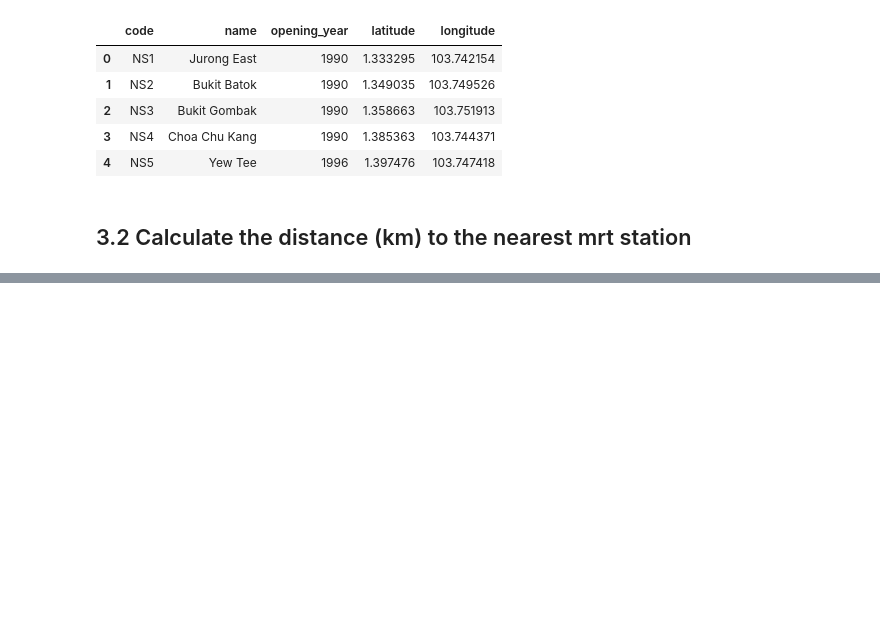
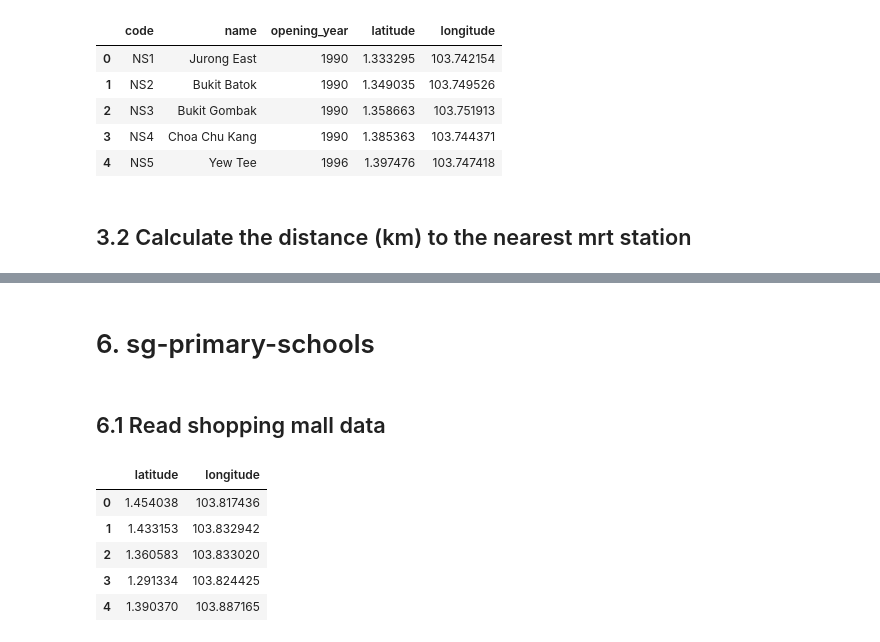
Before and after one commit to StephanieMussi/5228-group21-project, a Jupyter notebook: 1_Auxiliary_Attributes.ipynb, the cells around one changed output, grey strips where cells are left out. Saved outputs shown, nothing was run; the diff lists cells and outputs as text; code cells hidden in the pictures; blank space fills up the shorter version.

```diff
--- a/1_Auxiliary_Attributes.ipynb
+++ b/1_Auxiliary_Attributes.ipynb
@@ -311,0 +312,15 @@ Wall time: 4min 24s
+# %% [markdown]
+# 6. sg-primary-schools
+# %% [markdown]
+## 6.1 Read shopping mall data
+# %%
+df_primary_schools = pd.read_csv("auxiliary-data/sg-primary-schools.csv")
+df_primary_schools = df_primary_schools.drop('name', axis=1)
+df_primary_schools.head()
+# %% [output]
+|  | latitude | longitude |
+| 0 | 1.454038 | 103.817436 |
+| 1 | 1.433153 | 103.832942 |
+| 2 | 1.360583 | 103.833020 |
+| 3 | 1.291334 | 103.824425 |
+| 4 | 1.390370 | 103.887165 |
```
Also changed, not shown: parts of 45 cells of this notebook, 3 other files.
